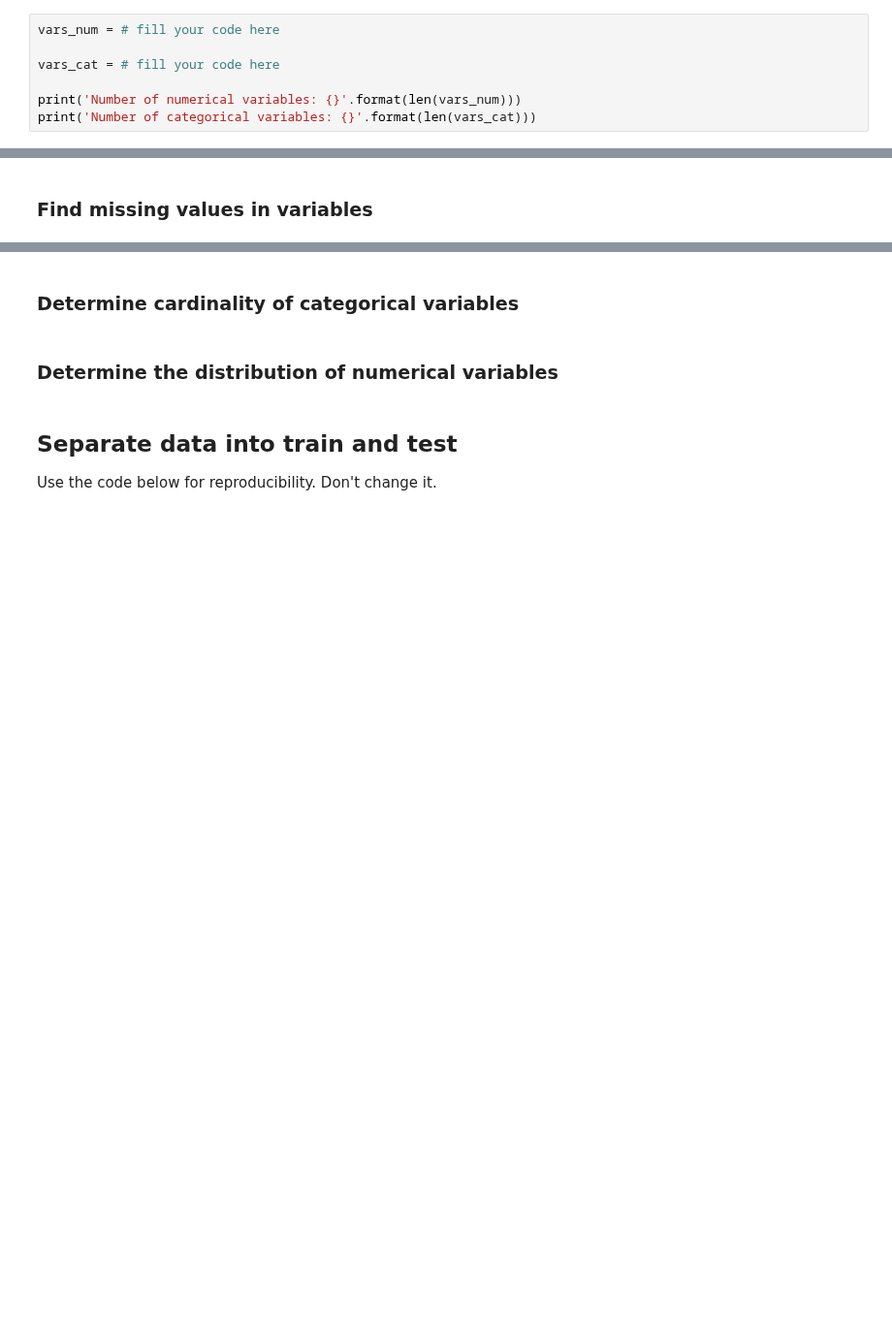
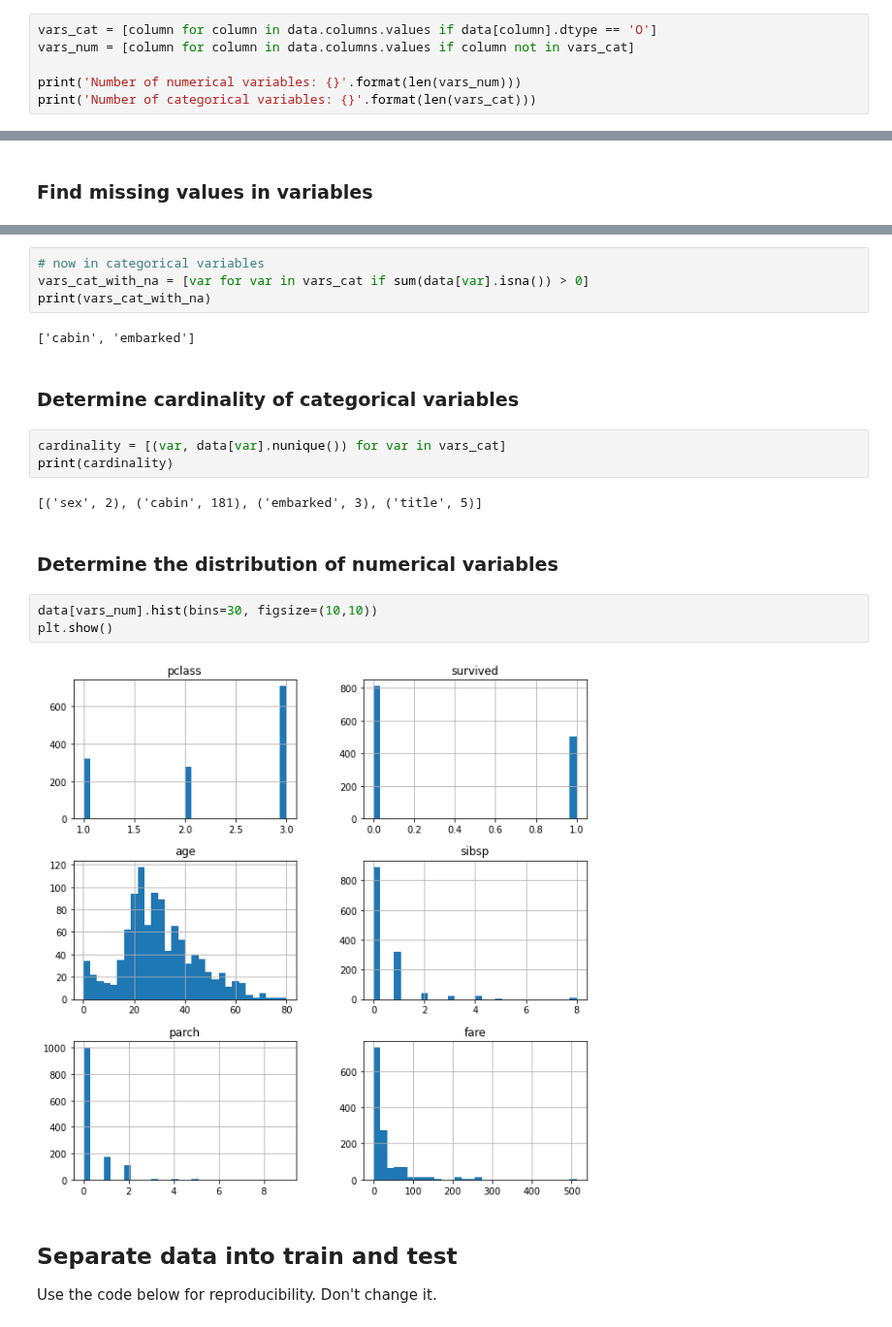
Before and after one commit to trainindata/deploying-machine-learning-models, a Jupyter notebook: section-04-research-and-development/titanic-assignment/01-predicting-survival-titanic-assignement.ipynb, the cells around one changed output, grey strips where cells are left out. Shown at 97% size. Saved outputs shown, nothing was run; the diff lists cells and outputs as text; blank space fills up the shorter version.

```diff
--- a/section-04-research-and-development/titanic-assignment/01-predicting-survival-titanic-assignement.ipynb
+++ b/section-04-research-and-development/titanic-assignment/01-predicting-survival-titanic-assignement.ipynb
@@ -114,9 +114,8 @@ data.to_csv('titanic.csv', index=False)
 # %%
 target = 'survived'
 # %%
-vars_num = # fill your code here
-
-vars_cat = # fill your code here
+vars_cat = [column for column in data.columns.values if data[column].dtype == 'O']
+vars_num = [column for column in data.columns.values if column not in vars_cat]
 
 print('Number of numerical variables: {}'.format(len(vars_num)))
 print('Number of categorical variables: {}'.format(len(vars_cat)))
@@ -129,7 +133,23 @@ print('Number of categorical variables: {}'.format(len(vars_cat)))
+# %%
+# now in categorical variables
+vars_cat_with_na = [var for var in vars_cat if sum(data[var].isna()) > 0]
+print(vars_cat_with_na)
+# %% [output]
+['cabin', 'embarked']
 # %% [markdown]
 ### Determine cardinality of categorical variables
+# %%
+cardinality = [(var, data[var].nunique()) for var in vars_cat]
+print(cardinality)
+# %% [output]
+[('sex', 2), ('cabin', 181), ('embarked', 3), ('title', 5)]
 # %% [markdown]
 ### Determine the distribution of numerical variables
+# %%
+data[vars_num].hist(bins=30, figsize=(10,10))
+plt.show()
+# %% [output]
+[figure, added]
 # %% [markdown]
 ## Separate data into train and test
 
```
Also changed, not shown: parts of 17 cells of this notebook, 1 other file.
